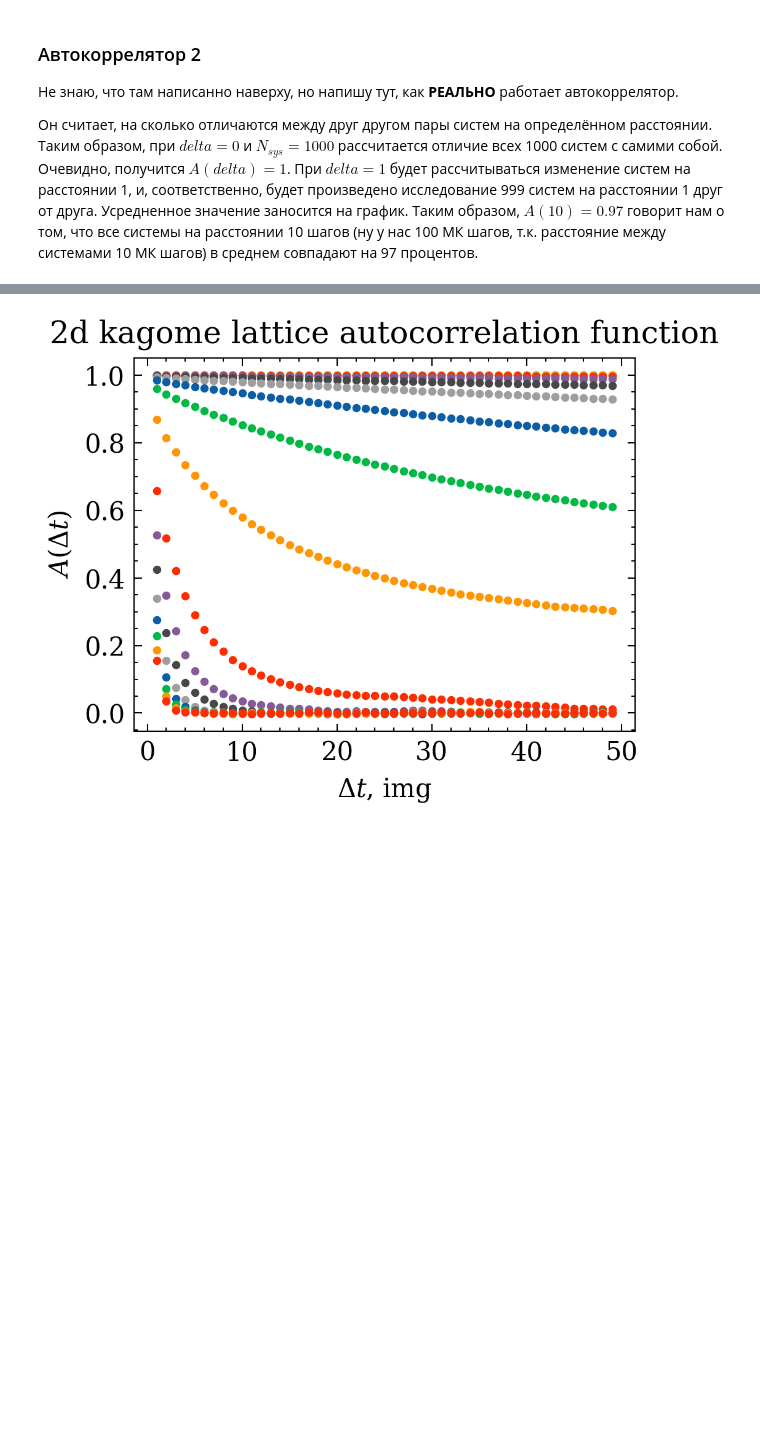
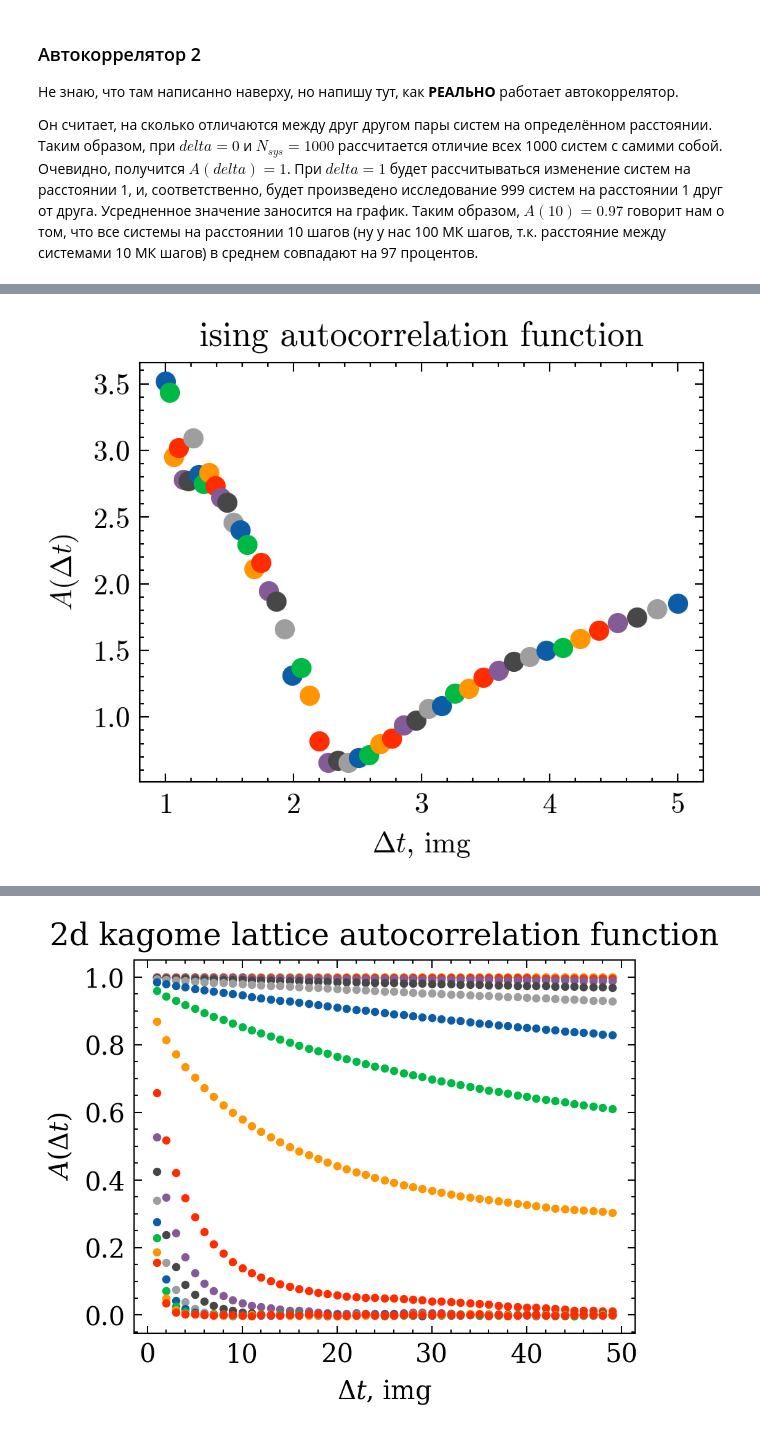
Before and after one commit to Faikert/autocorrelator_2030, a Jupyter notebook: data/autocorrelation.ipynb, the cells around one changed output, grey strips where cells are left out. Saved outputs shown, nothing was run; the diff lists cells and outputs as text; code cells hidden in the pictures; blank space fills up the shorter version.

```diff
--- a/data/autocorrelation.ipynb
+++ b/data/autocorrelation.ipynb
@@ -80,3 +97,39 @@ array([[ 1,  1,  1, ...,  1,  1,  1],
+# %%
+plt.figure(dpi=300)
+plt.title(fr'ising autocorrelation function')
+plt.xlabel(r'$\Delta t$, img')
+#plt.xlabel(r'$T$')
+plt.ylabel(r'$A( \Delta t)$')
+#plt.ylabel(r'$z$')
+
+#plt.xscale('log')
+
+def f(x, tay):
+    return x**(-tay)
+
+
+colors = ["blue", "orange", "green", "red", "purple", "brown", "pink", "gray", "olive", "cyan"]
+tem = np.geomspace(1, 5, 50)
+for i in T_list:
+    T = tem[i]
+    spins = state[temp==i][np.argsort(step[temp == i])]
+    n = 50
+    ydata = np.array([])
+    for delta in range(1, n):
+        c = np.array([])
+        for i in range(1000 - delta):
+            c = np.append(c, (spins[i] * spins[i+delta]).mean())
+        ydata = np.append(ydata, c.mean())
+    xdata = np.arange(1, n)/np.exp(1/T)
+    xdata -= xdata.min() - 1
+    ydata -= ydata.min()
+    ydata /= ydata.max()
+    popt, pcov = curve_fit(f, xdata, ydata, p0=[0.5])
+    #plt.plot(xdata, f(xdata, *popt), label=f'{i}K, fit: {popt[0]:.3f}')
+    plt.scatter(T, popt)
+    #plt.scatter(xdata, ydata,  s=5, label=f'{i}K')
+# %% [output]
+[figure, added]
 # %%
 temp, step, state = load_file_2("cairo_results.txt")
 T_list = np.unique(temp)
```
Also changed, not shown: parts of 4 cells of this notebook, 1 other file.
